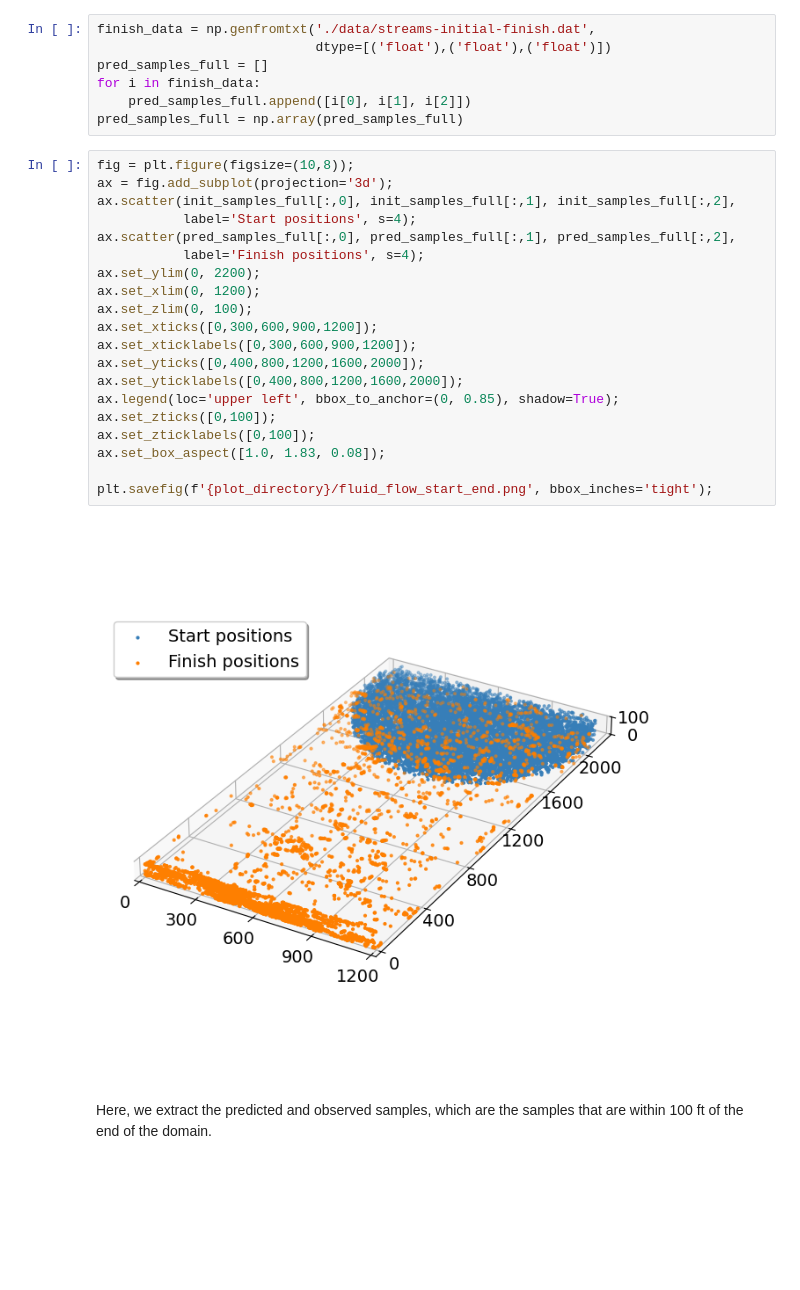
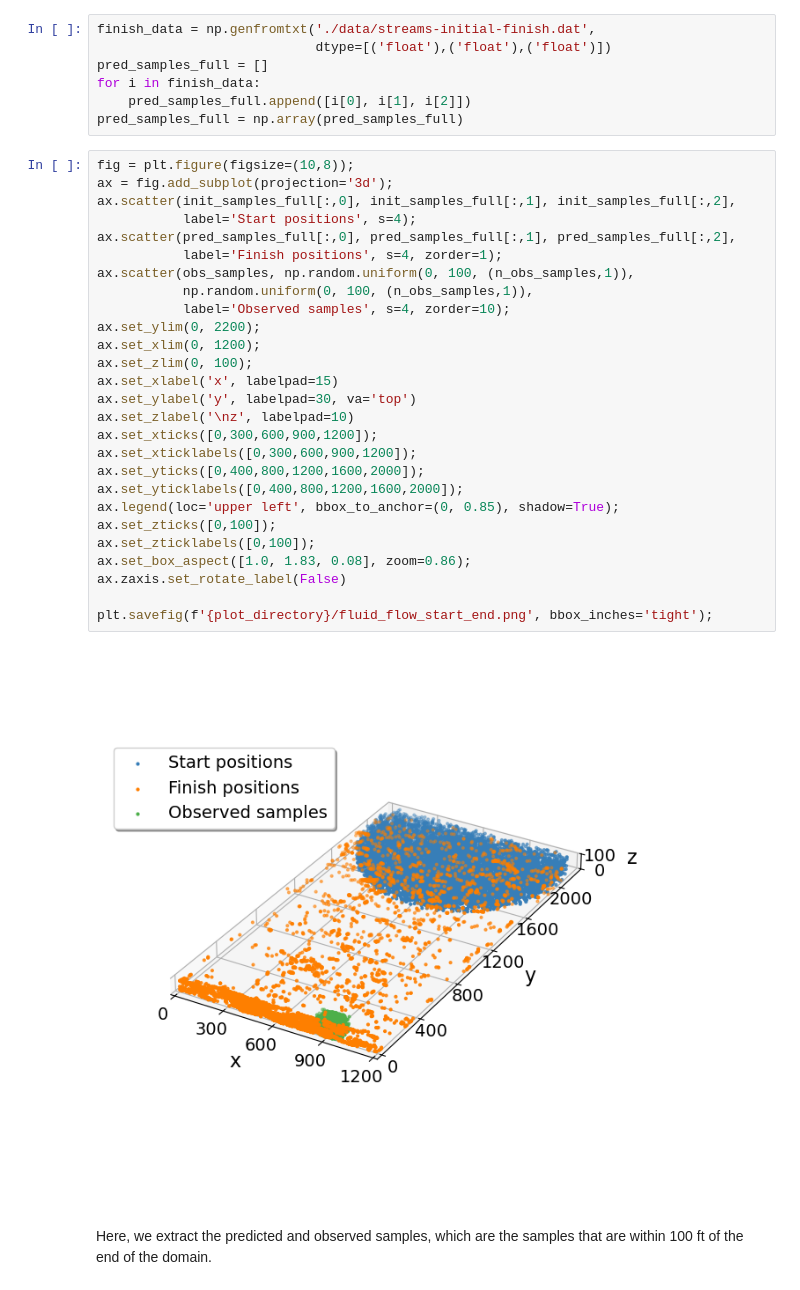
Before and after one commit to kirana-bergstrom/DCI-distributions, a Jupyter notebook: examples/fluid-flow.ipynb, the cells around one changed output. Drawn from its saved outputs; the diff is of its cells as text; blank space fills up the shorter version.

```diff
--- a/examples/fluid-flow.ipynb
+++ b/examples/fluid-flow.ipynb
@@ -74,25 +75,32 @@ pred_samples_full = np.array(pred_samples_full)
 # %%
 fig = plt.figure(figsize=(10,8));
 ax = fig.add_subplot(projection='3d');
 ax.scatter(init_samples_full[:,0], init_samples_full[:,1], init_samples_full[:,2],
            label='Start positions', s=4);
 ax.scatter(pred_samples_full[:,0], pred_samples_full[:,1], pred_samples_full[:,2],
-           label='Finish positions', s=4);
+           label='Finish positions', s=4, zorder=1);
+ax.scatter(obs_samples, np.random.uniform(0, 100, (n_obs_samples,1)),
+           np.random.uniform(0, 100, (n_obs_samples,1)),
+           label='Observed samples', s=4, zorder=10);
 ax.set_ylim(0, 2200);
 ax.set_xlim(0, 1200);
 ax.set_zlim(0, 100);
+ax.set_xlabel('x', labelpad=15)
+ax.set_ylabel('y', labelpad=30, va='top')
+ax.set_zlabel('\nz', labelpad=10)
 ax.set_xticks([0,300,600,900,1200]);
 ax.set_xticklabels([0,300,600,900,1200]);
 ax.set_yticks([0,400,800,1200,1600,2000]);
 ax.set_yticklabels([0,400,800,1200,1600,2000]);
 ax.legend(loc='upper left', bbox_to_anchor=(0, 0.85), shadow=True);
 ax.set_zticks([0,100]);
 ax.set_zticklabels([0,100]);
-ax.set_box_aspect([1.0, 1.83, 0.08]);
+ax.set_box_aspect([1.0, 1.83, 0.08], zoom=0.86);
+ax.zaxis.set_rotate_label(False)
 
 plt.savefig(f'{plot_directory}/fluid_flow_start_end.png', bbox_inches='tight');
 # %% [output]
-[figure, old version]
+[figure, new version]
 # %% [markdown]
 Here, we extract the predicted and observed samples, which are the samples that are within 100 ft of the end of the domain.
 # %%
```
Also changed, not shown: parts of 29 cells of this notebook, 1 other file.
